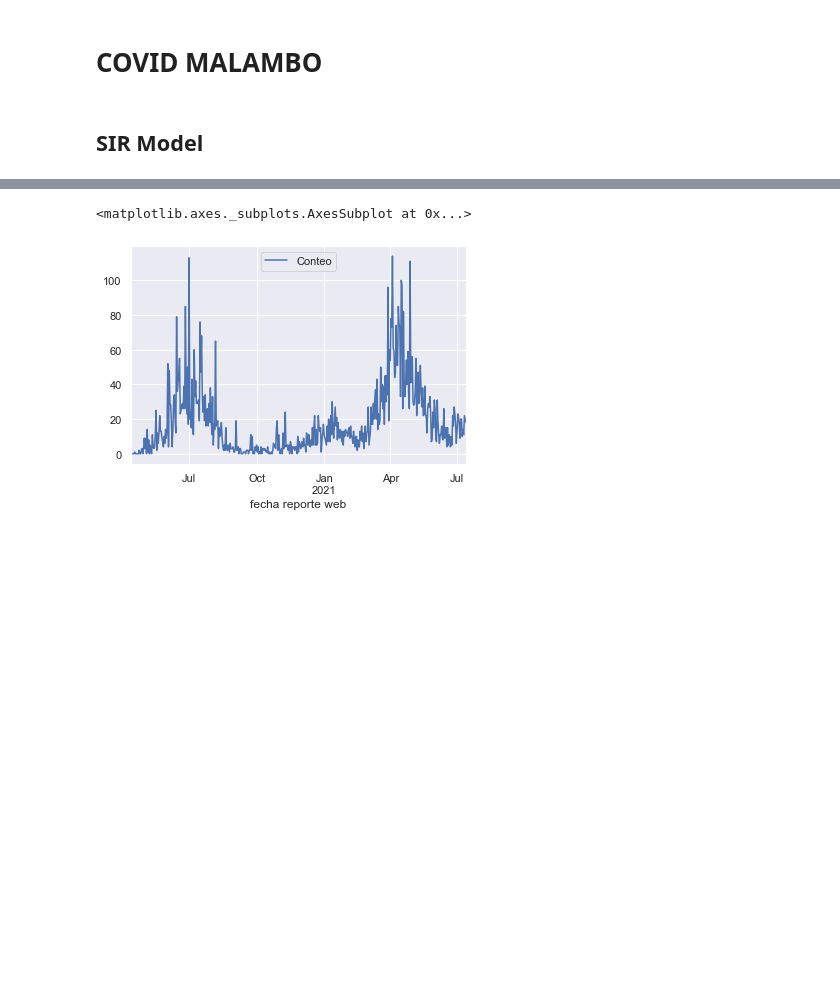
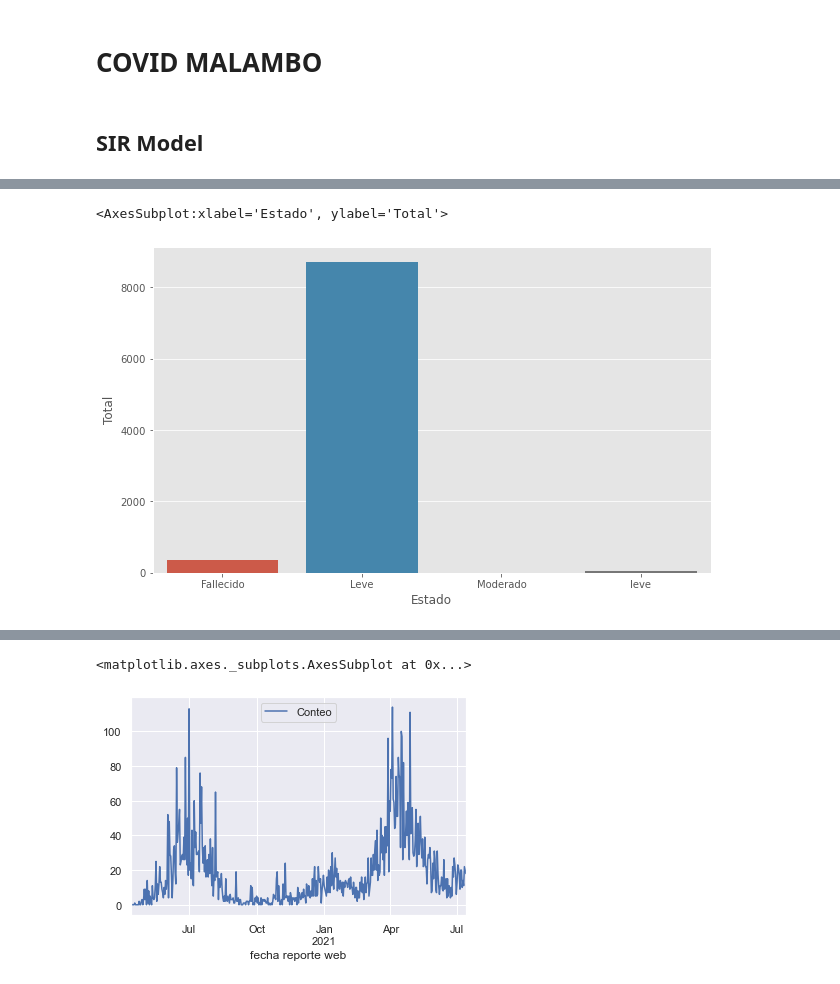
Before and after one commit to gvergaraa77/Covid_Malambo, a Jupyter notebook: Covid_Malambo.ipynb, the cells around one changed output, grey strips where cells are left out. Drawn from its saved outputs; the diff is of its cells as text; code cells hidden in the pictures; blank space fills up the shorter version.

```diff
--- a/Covid_Malambo.ipynb
+++ b/Covid_Malambo.ipynb
@@ -73,0 +76,3 @@ pl.savefig('sirpy')
+# %%
+#We read the data from the csv file
+df=pd.read_csv('data/Casos_positivos_de_COVID-19_en_Colombia-2.csv', encoding='utf8')
@@ -73,0 +100,3 @@ pl.savefig('sirpy')
+# %%
+df=df[df['Nombre municipio']=='MALAMBO']
+df=df[['fecha reporte web','Estado','Sexo','Edad']]
@@ -73,0 +137,2 @@ pl.savefig('sirpy')
+# %%
+df.dropna(inplace=True)
@@ -73,0 +167,3 @@ pl.savefig('sirpy')
+# %%
+df_estado=df.groupby(['Estado'])['Estado'].count().to_frame('Total').reset_index()
+df_estado
@@ -73,0 +176,6 @@ pl.savefig('sirpy')
+# %%
+fig, ax = plt.subplots(figsize=(10, 6))
+sns.barplot(x='Estado', y='Total', data=df_estado, ax=ax)
+# %% [output]
+<AxesSubplot:xlabel='Estado', ylabel='Total'>
+[figure, added]
```
Also changed, not shown: parts of 11 cells of this notebook, 1 other file.
